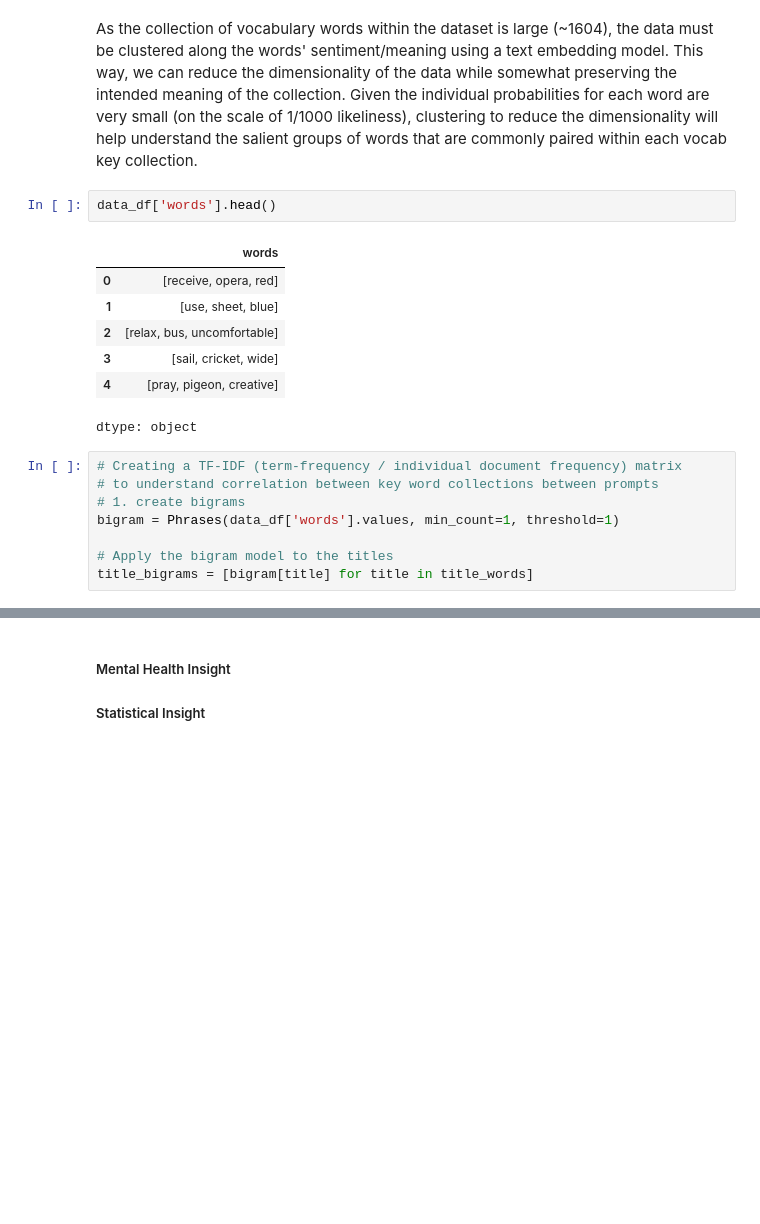
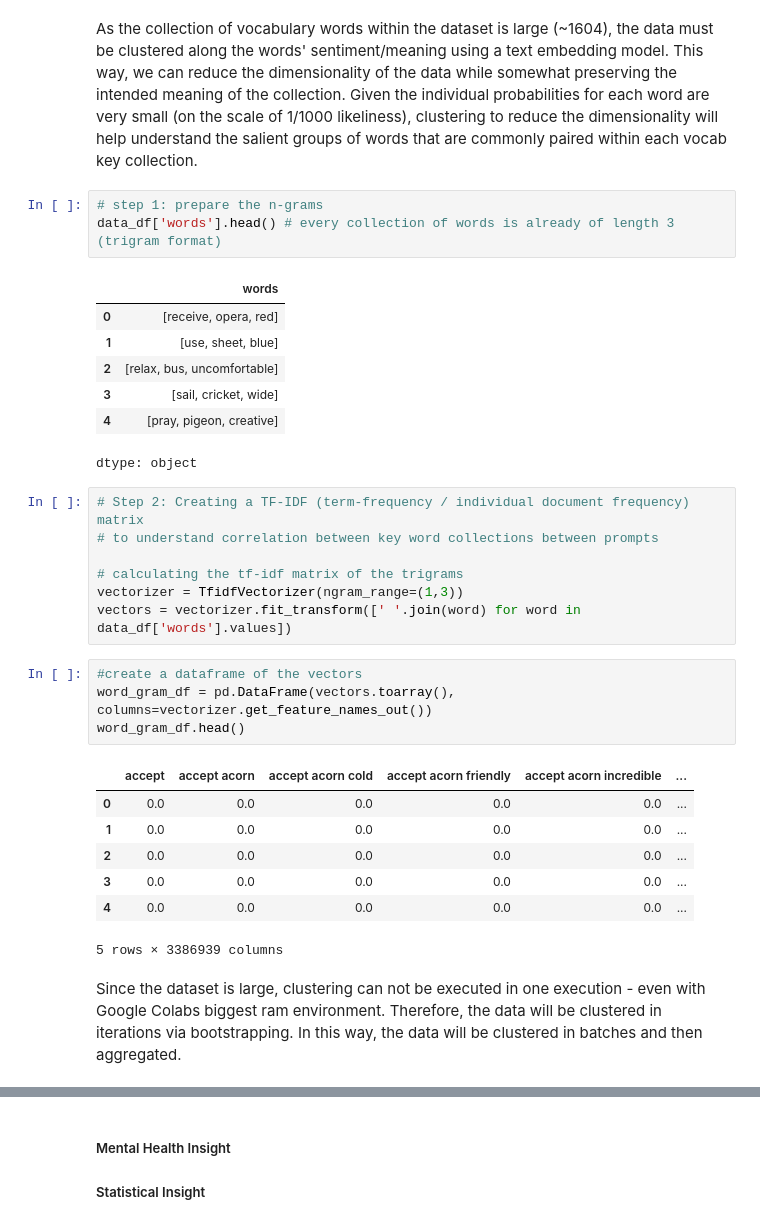
Before and after one commit to NickKornienko/Wonder-Words, a Jupyter notebook: sagemaker/Insights-TinyStories_Case_Study.ipynb, the cells around one changed output, grey strips where cells are left out. Cells and saved outputs as stored; diff of their text form; blank space fills up the shorter version.

```diff
--- a/sagemaker/Insights-TinyStories_Case_Study.ipynb
+++ b/sagemaker/Insights-TinyStories_Case_Study.ipynb
@@ -103,7 +108,8 @@ dtype: float64
 # %% [markdown]
 As the collection of vocabulary words within the dataset is large (~1604), the data must be clustered along the words' sentiment/meaning using a text embedding model. This way, we can reduce the dimensionality of the data while somewhat preserving the intended meaning of the collection. Given the individual probabilities for each word are very small (on the scale of 1/1000 likeliness), clustering to reduce the dimensionality will help understand the salient groups of words that are commonly paired within each vocab key collection.
 # %%
-data_df['words'].head()
+# step 1: prepare the n-grams
+data_df['words'].head() # every collection of words is already of length 3 (trigram format)
 # %% [output]
 |  | words |
 | 0 | [receive, opera, red] |
@@ -113,10 +119,23 @@ data_df['words'].head()
 | 4 | [pray, pigeon, creative] |
 dtype: object
 # %%
-# Creating a TF-IDF (term-frequency / individual document frequency) matrix
+# Step 2: Creating a TF-IDF (term-frequency / individual document frequency) matrix
 # to understand correlation between key word collections between prompts
-# 1. create bigrams
-bigram = Phrases(data_df['words'].values, min_count=1, threshold=1)
 
-# Apply the bigram model to the titles
-title_bigrams = [bigram[title] for title in title_words]
+# calculating the tf-idf matrix of the trigrams
+vectorizer = TfidfVectorizer(ngram_range=(1,3))
+vectors = vectorizer.fit_transform([' '.join(word) for word in data_df['words'].values])
+# %%
+#create a dataframe of the vectors
+word_gram_df = pd.DataFrame(vectors.toarray(), columns=vectorizer.get_feature_names_out())
+word_gram_df.head()
+# %% [output]
+|  | accept | accept acorn | accept acorn cold | accept acorn friendly | accept acorn incredible | ... |
+| 0 | 0.0 | 0.0 | 0.0 | 0.0 | 0.0 | ... |
+| 1 | 0.0 | 0.0 | 0.0 | 0.0 | 0.0 | ... |
+| 2 | 0.0 | 0.0 | 0.0 | 0.0 | 0.0 | ... |
+| 3 | 0.0 | 0.0 | 0.0 | 0.0 | 0.0 | ... |
+| 4 | 0.0 | 0.0 | 0.0 | 0.0 | 0.0 | ... |
+5 rows × 3386939 columns
+# %% [markdown]
+Since the dataset is large, clustering can not be executed in one execution - even with Google Colabs biggest ram environment. Therefore, the data will be clustered in iterations via bootstrapping. In this way, the data will be clustered in batches and then aggregated.
```
Also changed, not shown: parts of 12 cells of this notebook.
